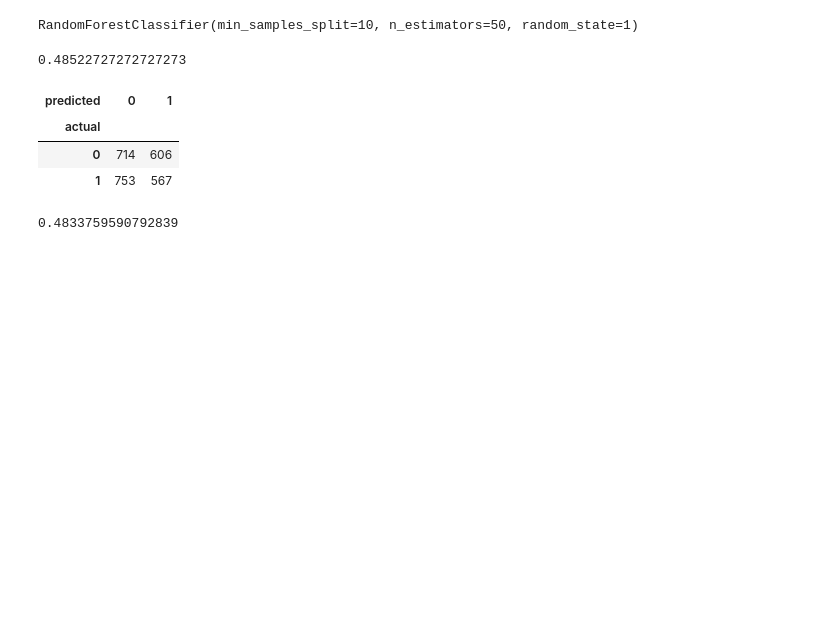
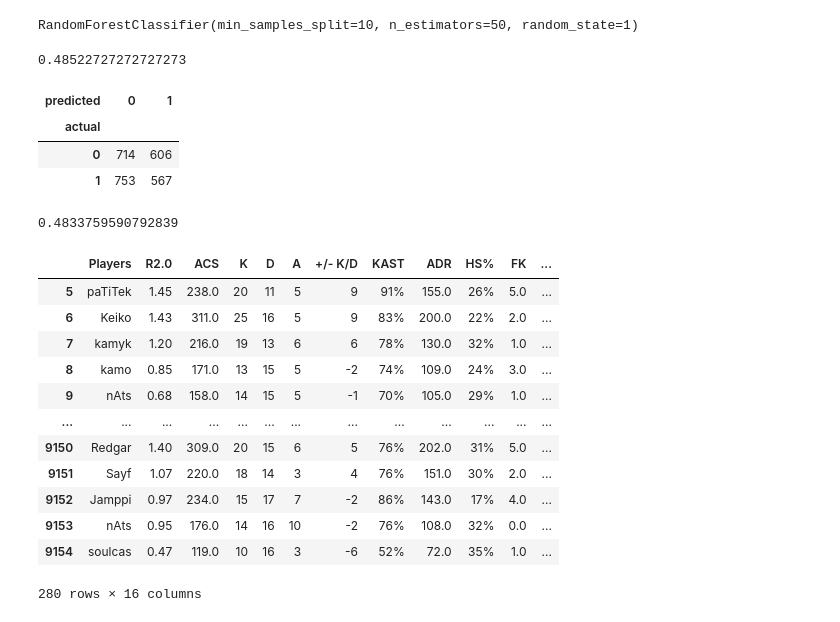
Before and after one commit to samueleallen/Valorant-Match-Predictor-w-Scraper-, a Jupyter notebook: ValorantMatchPredictor.ipynb, the cells around one changed output. Cells and saved outputs as stored; diff of their text form; code cells hidden in the pictures; blank space fills up the shorter version.

```diff
--- a/ValorantMatchPredictor.ipynb
+++ b/ValorantMatchPredictor.ipynb
@@ -170,3 +172,23 @@ from sklearn.metrics import precision_score
 precision_score(test["result"], preds)
 # %% [output]
 0.4833759590792839
+# %%
+grouped_matches = matches.groupby("Team")
+# %%
+group = grouped_matches.get_group("Team Liquid")
+# %%
+group
+# %% [output]
+|  | Players | R2.0 | ACS | K | D | A | +/- K/D | KAST | ADR | HS% | FK | ... |
+| 5 | paTiTek | 1.45 | 238.0 | 20 | 11 | 5 | 9 | 91% | 155.0 | 26% | 5.0 | ... |
+| 6 | Keiko | 1.43 | 311.0 | 25 | 16 | 5 | 9 | 83% | 200.0 | 22% | 2.0 | ... |
+| 7 | kamyk | 1.20 | 216.0 | 19 | 13 | 6 | 6 | 78% | 130.0 | 32% | 1.0 | ... |
+| 8 | kamo | 0.85 | 171.0 | 13 | 15 | 5 | -2 | 74% | 109.0 | 24% | 3.0 | ... |
+| 9 | nAts | 0.68 | 158.0 | 14 | 15 | 5 | -1 | 70% | 105.0 | 29% | 1.0 | ... |
+| ... | ... | ... | ... | ... | ... | ... | ... | ... | ... | ... | ... | ... |
+| 9150 | Redgar | 1.40 | 309.0 | 20 | 15 | 6 | 5 | 76% | 202.0 | 31% | 5.0 | ... |
+| 9151 | Sayf | 1.07 | 220.0 | 18 | 14 | 3 | 4 | 76% | 151.0 | 30% | 2.0 | ... |
+| 9152 | Jamppi | 0.97 | 234.0 | 15 | 17 | 7 | -2 | 86% | 143.0 | 17% | 4.0 | ... |
+| 9153 | nAts | 0.95 | 176.0 | 14 | 16 | 10 | -2 | 76% | 108.0 | 32% | 0.0 | ... |
+| 9154 | soulcas | 0.47 | 119.0 | 10 | 16 | 3 | -6 | 52% | 72.0 | 35% | 1.0 | ... |
+280 rows × 16 columns
```
Also changed, not shown: parts of 3 cells of this notebook.
